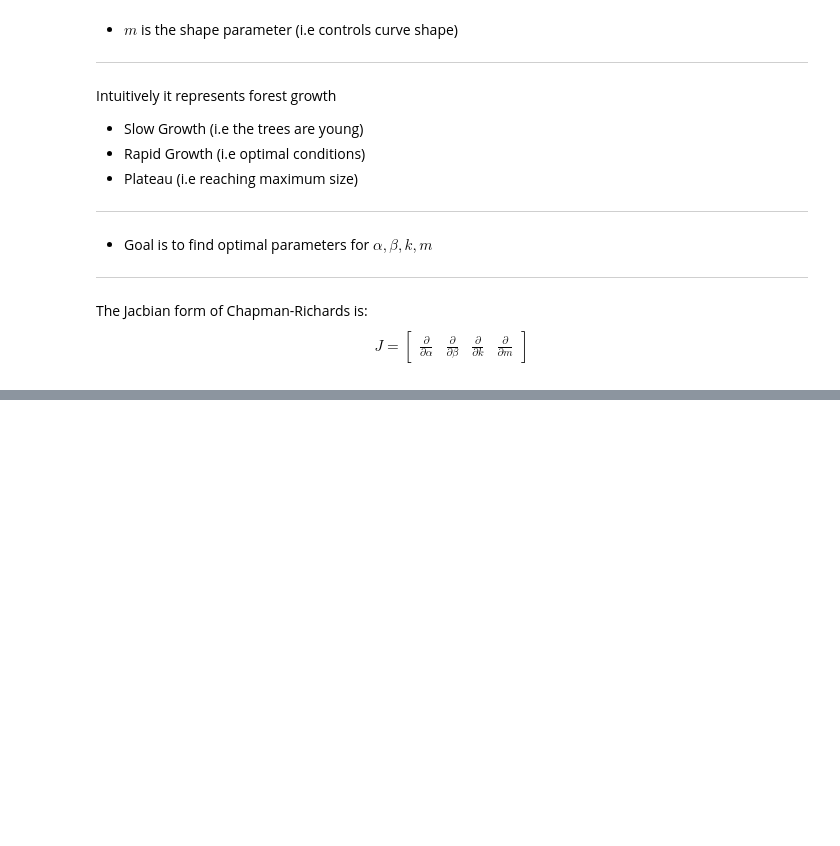
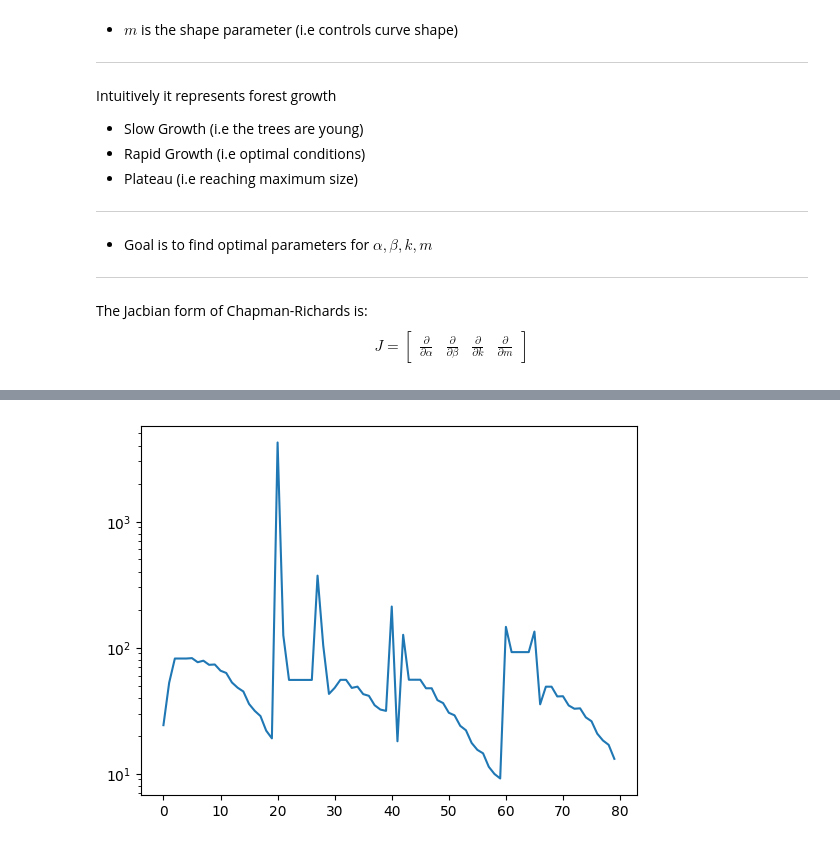
Before and after one commit to J2ckyo/CPSC-3850, a Jupyter notebook: model.ipynb, the cells around one changed output, grey strips where cells are left out. Drawn from its saved outputs; the diff is of its cells as text; code cells hidden in the pictures; blank space fills up the shorter version.

```diff
--- a/model.ipynb
+++ b/model.ipynb
@@ -196,0 +239,6 @@ plt.show()
+# %%
+grad_norms = [np.linalg.norm(Jacobian(th).T @ res(th)) for th in history]
+plt.plot(grad_norms)
+plt.yscale('log')
+# %% [output]
+[figure, added]
```
Also changed, not shown: parts of 8 cells of this notebook.
